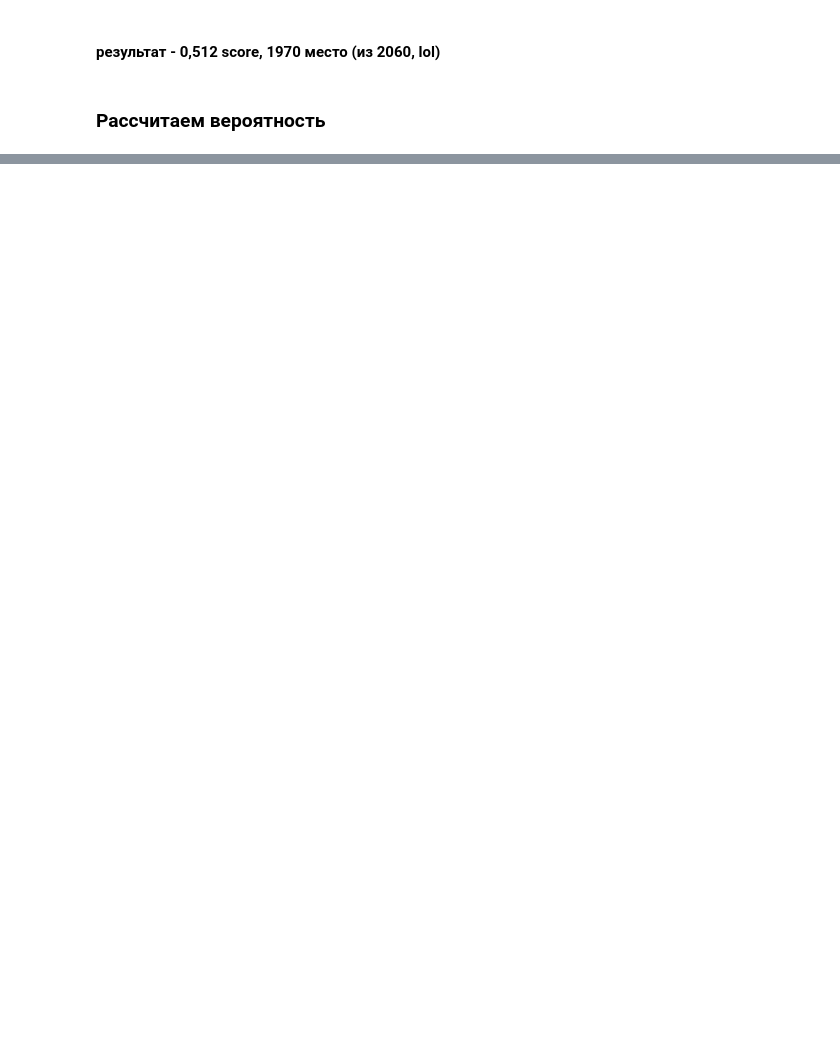
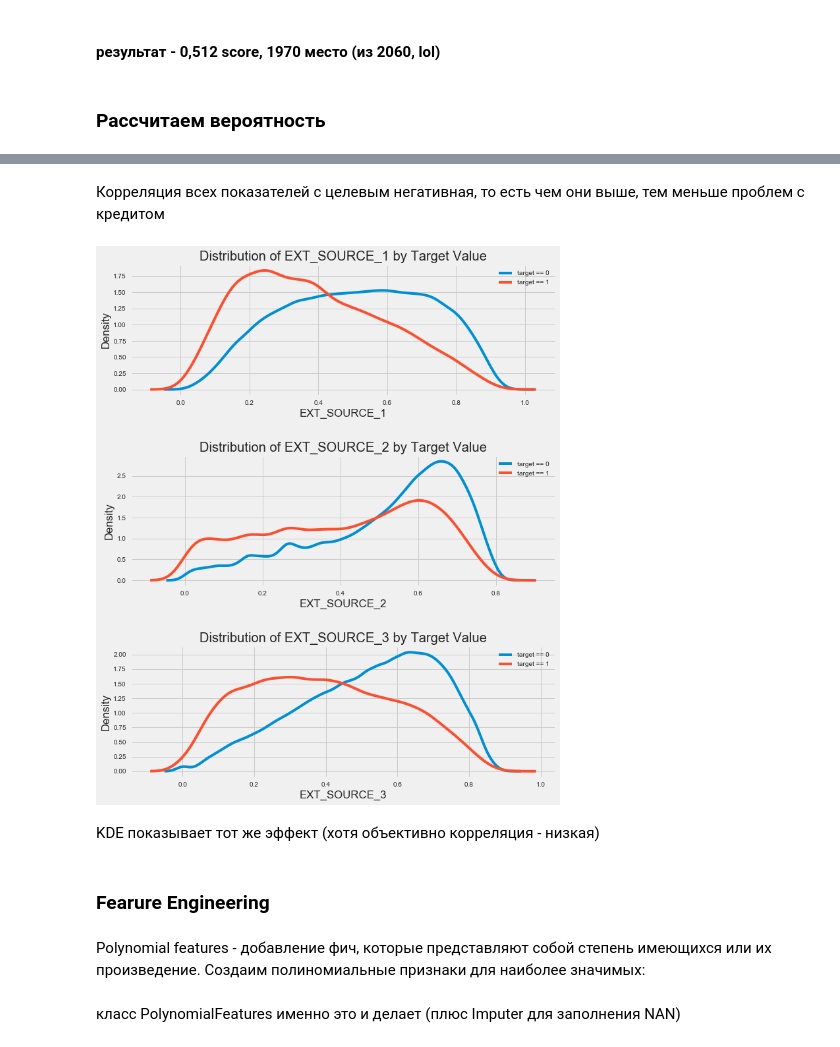
Before and after one commit to zalhonan/kaggle_Home_Credit_Default_Risk, a Jupyter notebook: home credit 1.ipynb, the cells around one changed output, grey strips where cells are left out. Saved outputs shown, nothing was run; the diff lists cells and outputs as text; code cells hidden in the pictures; blank space fills up the shorter version.

```diff
--- a/home credit 1.ipynb
+++ b/home credit 1.ipynb
@@ -437,0 +605,30 @@ submission.to_csv('submission4.csv', index=False)
+# %% [markdown]
+Корреляция всех показателей с целевым негативная, то есть чем они выше, тем меньше проблем с кредитом
+# %%
+plt.figure(figsize = (10, 12))
+
+# iterate through the sources
+for i, source in enumerate(['EXT_SOURCE_1', 'EXT_SOURCE_2', 'EXT_SOURCE_3']):
+
+    # create a new subplot for each source
+    plt.subplot(3, 1, i + 1)
+    # plot repaid loans
+    sns.kdeplot(app_train.loc[app_train['TARGET'] == 0, source], label = 'target == 0')
+    # plot loans that were not repaid
+    sns.kdeplot(app_train.loc[app_train['TARGET'] == 1, source], label = 'target == 1')
+
+    # Label the plots
+    plt.title('Distribution of %s by Target Value' % source)
+    plt.xlabel('%s' % source); plt.ylabel('Density');
+
+plt.tight_layout(h_pad = 2.5)
+# %% [output]
+[figure, added]
+# %% [markdown]
+KDE показывает тот же эффект (хотя объективно корреляция - низкая)
+# %% [markdown]
+### Fearure Engineering
+# %% [markdown]
+Polynomial features - добавление фич, которые представляют собой степень имеющихся или их произведение. Создаим полиномиальные признаки для наиболее значимых:
+# %% [markdown]
+класс PolynomialFeatures именно это и делает (плюс Imputer для заполнения NAN)
```
Also changed, not shown: parts of 66 cells of this notebook, 3 other files.
